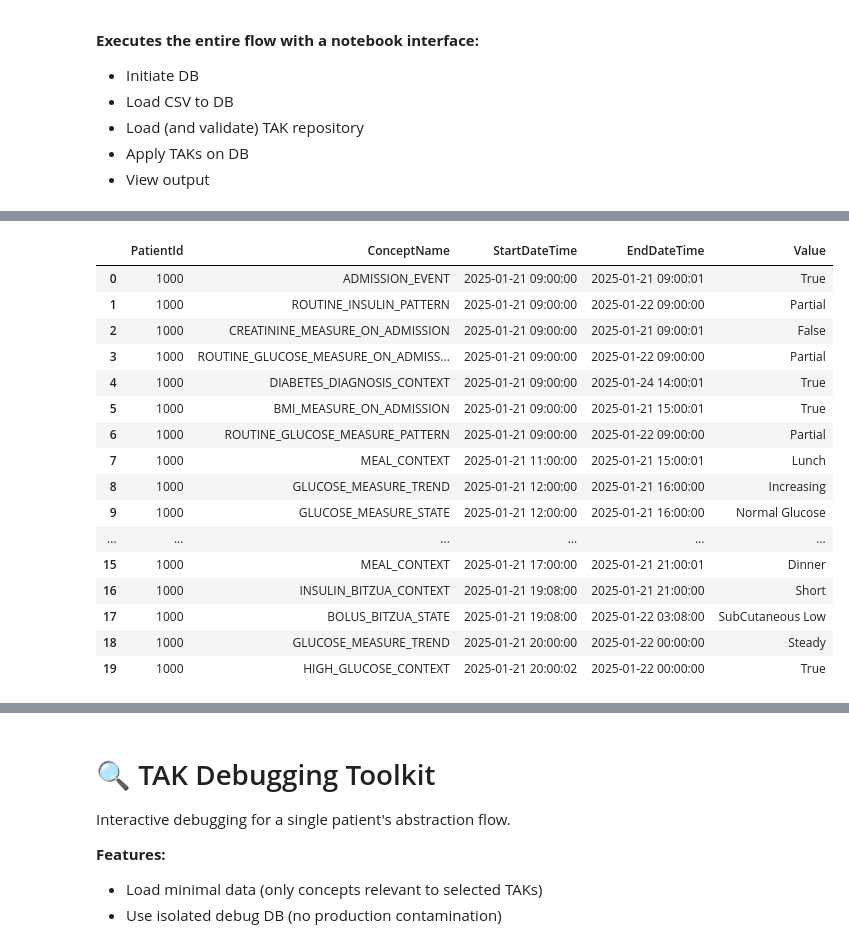
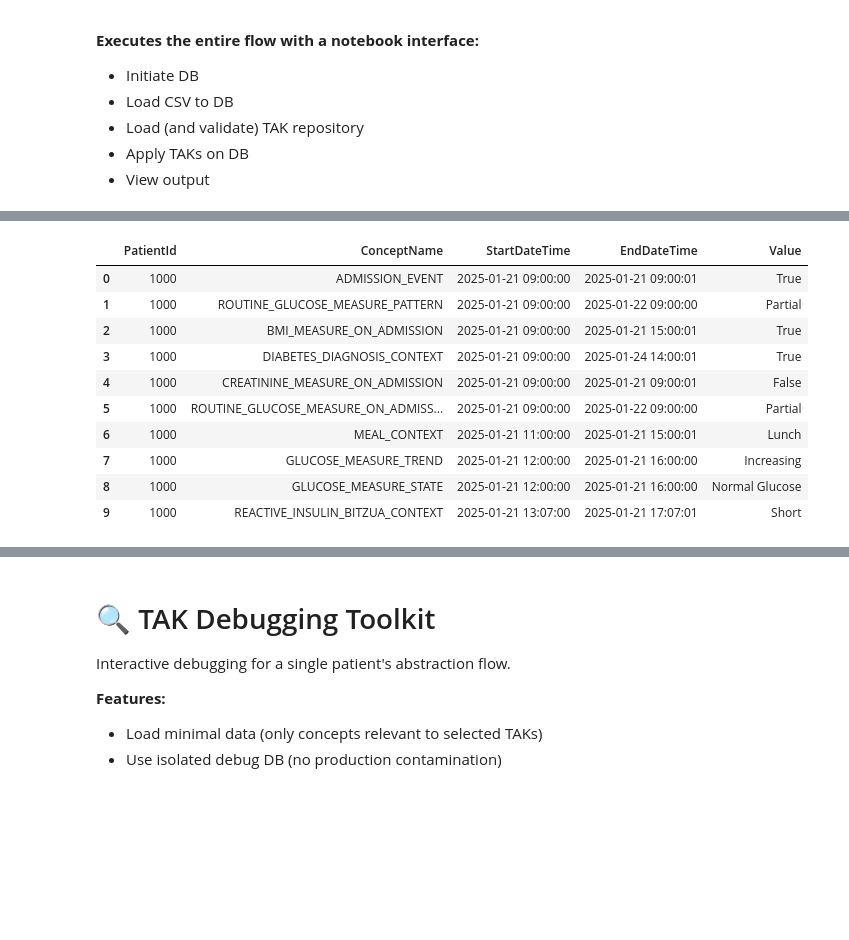
Before and after one commit to shaharoded/Mediator, a Jupyter notebook: run_mediator.ipynb, the cells around one changed output, grey strips where cells are left out. Saved outputs shown, nothing was run; the diff lists cells and outputs as text; code cells hidden in the pictures; blank space fills up the shorter version.

```diff
--- a/run_mediator.ipynb
+++ b/run_mediator.ipynb
@@ -249,32 +241,26 @@ PHASE 2: Processing 12 Patients (max_workers=4)
 # %%
 # Query OutputPatientData
 query = """
 SELECT PatientId, ConceptName, StartDateTime, EndDateTime, Value
 FROM OutputPatientData
 WHERE PatientId = 1000
 """
 
 df_results = pd.read_sql_query(query, da.conn)
 df_results = df_results.sort_values(by=["StartDateTime"], ignore_index=True)
-df_results.head(20)
+df_results.head(10)
 # %% [output]
 |  | PatientId | ConceptName | StartDateTime | EndDateTime | Value |
 | 0 | 1000 | ADMISSION_EVENT | 2025-01-21 09:00:00 | 2025-01-21 09:00:01 | True |
-| 1 | 1000 | ROUTINE_INSULIN_PATTERN | 2025-01-21 09:00:00 | 2025-01-22 09:00:00 | Partial |
-| 2 | 1000 | CREATININE_MEASURE_ON_ADMISSION | 2025-01-21 09:00:00 | 2025-01-21 09:00:01 | False |
-| 3 | 1000 | ROUTINE_GLUCOSE_MEASURE_ON_ADMISS... | 2025-01-21 09:00:00 | 2025-01-22 09:00:00 | Partial |
-| 4 | 1000 | DIABETES_DIAGNOSIS_CONTEXT | 2025-01-21 09:00:00 | 2025-01-24 14:00:01 | True |
-| 5 | 1000 | BMI_MEASURE_ON_ADMISSION | 2025-01-21 09:00:00 | 2025-01-21 15:00:01 | True |
-| 6 | 1000 | ROUTINE_GLUCOSE_MEASURE_PATTERN | 2025-01-21 09:00:00 | 2025-01-22 09:00:00 | Partial |
-| 7 | 1000 | MEAL_CONTEXT | 2025-01-21 11:00:00 | 2025-01-21 15:00:01 | Lunch |
-| 8 | 1000 | GLUCOSE_MEASURE_TREND | 2025-01-21 12:00:00 | 2025-01-21 16:00:00 | Increasing |
-| 9 | 1000 | GLUCOSE_MEASURE_STATE | 2025-01-21 12:00:00 | 2025-01-21 16:00:00 | Normal Glucose |
-| ... | ... | ... | ... | ... | ... |
-| 15 | 1000 | MEAL_CONTEXT | 2025-01-21 17:00:00 | 2025-01-21 21:00:01 | Dinner |
-| 16 | 1000 | INSULIN_BITZUA_CONTEXT | 2025-01-21 19:08:00 | 2025-01-21 21:00:00 | Short |
-| 17 | 1000 | BOLUS_BITZUA_STATE | 2025-01-21 19:08:00 | 2025-01-22 03:08:00 | SubCutaneous Low |
-| 18 | 1000 | GLUCOSE_MEASURE_TREND | 2025-01-21 20:00:00 | 2025-01-22 00:00:00 | Steady |
-| 19 | 1000 | HIGH_GLUCOSE_CONTEXT | 2025-01-21 20:00:02 | 2025-01-22 00:00:00 | True |
+| 1 | 1000 | ROUTINE_GLUCOSE_MEASURE_PATTERN | 2025-01-21 09:00:00 | 2025-01-22 09:00:00 | Partial |
+| 2 | 1000 | BMI_MEASURE_ON_ADMISSION | 2025-01-21 09:00:00 | 2025-01-21 15:00:01 | True |
+| 3 | 1000 | DIABETES_DIAGNOSIS_CONTEXT | 2025-01-21 09:00:00 | 2025-01-24 14:00:01 | True |
+| 4 | 1000 | CREATININE_MEASURE_ON_ADMISSION | 2025-01-21 09:00:00 | 2025-01-21 09:00:01 | False |
+| 5 | 1000 | ROUTINE_GLUCOSE_MEASURE_ON_ADMISS... | 2025-01-21 09:00:00 | 2025-01-22 09:00:00 | Partial |
+| 6 | 1000 | MEAL_CONTEXT | 2025-01-21 11:00:00 | 2025-01-21 15:00:01 | Lunch |
+| 7 | 1000 | GLUCOSE_MEASURE_TREND | 2025-01-21 12:00:00 | 2025-01-21 16:00:00 | Increasing |
+| 8 | 1000 | GLUCOSE_MEASURE_STATE | 2025-01-21 12:00:00 | 2025-01-21 16:00:00 | Normal Glucose |
+| 9 | 1000 | REACTIVE_INSULIN_BITZUA_CONTEXT | 2025-01-21 13:07:00 | 2025-01-21 17:07:01 | Short |
 # %%
 # Query OutputPatientData
 query = """
```
Also changed, not shown: parts of 5 cells of this notebook, 10 other files.
